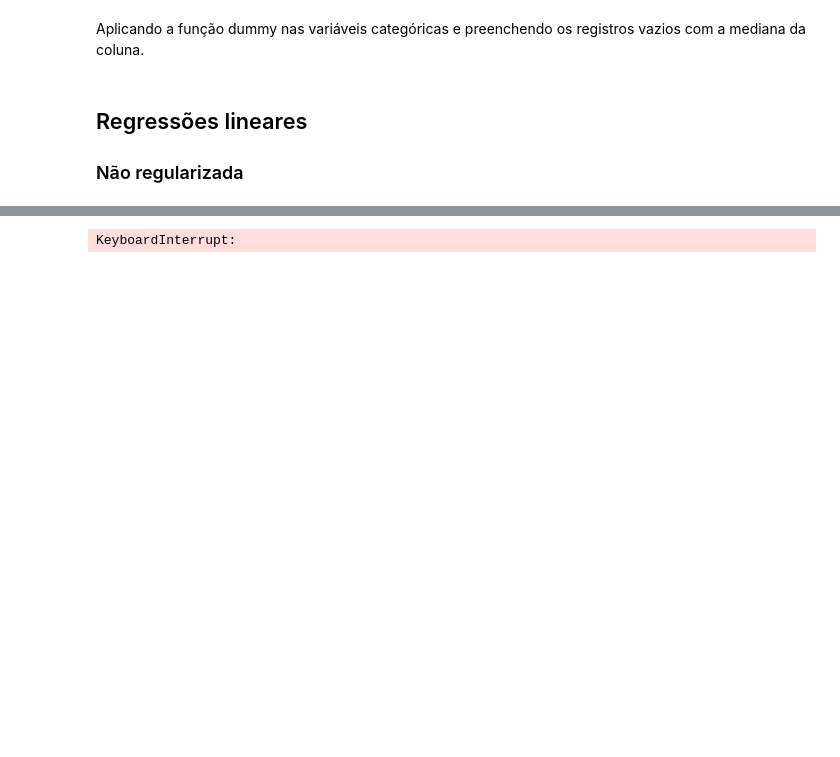
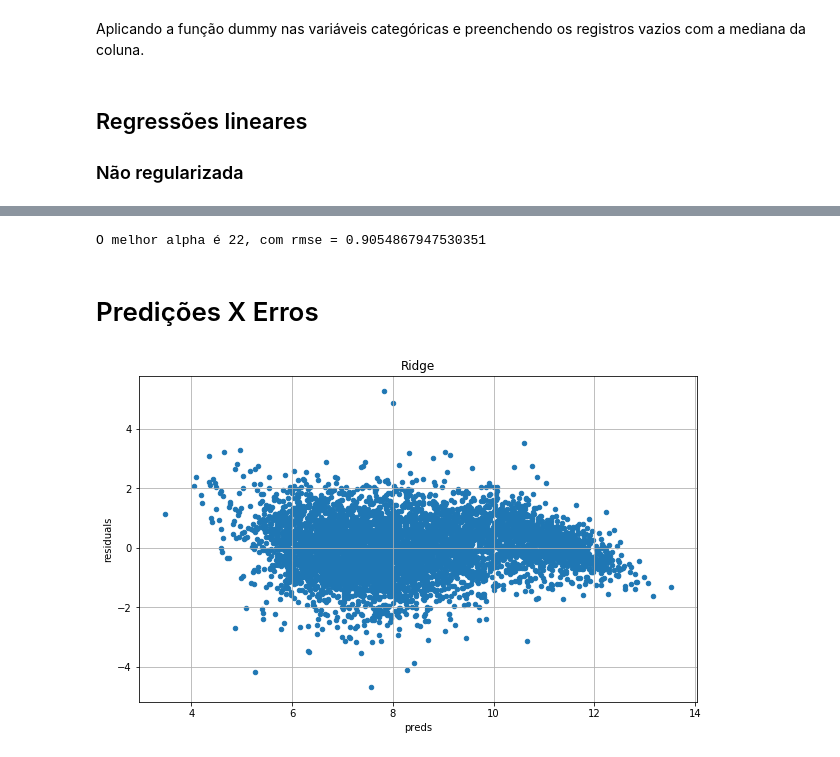
Before and after one commit to RenatoEly/aprendizagemDeMaquina, a Jupyter notebook: Ex3/previsão votação de deputados.ipynb, the cells around one changed output, grey strips where cells are left out. Cells and saved outputs as stored; diff of their text form; code cells hidden in the pictures; blank space fills up the shorter version.

Commit message:
Plotando predições X resíduos

```diff
--- a/Ex3/previsão votação de deputados.ipynb
+++ b/Ex3/previsão votação de deputados.ipynb
@@ -171,12 +193,27 @@ Text(0,0.5,'rmse')
+# %%
+print("O melhor alpha é {0}, com rmse = {1}".format(cv_forest.idxmin(), cv_forest.min()))
+# %% [output]
+O melhor alpha é 22, com rmse = 0.9054867947530351
 # %%
-estimators_list = np.arange(500,800,100).tolist()
+estimators_list = np.arange(800,1500,100).tolist()
 
-cv_forest = [rmse_cv(RandomForestRegressor(max_depth = 27, n_estimators = n_estimators)).mean()
+cv_forest_dp27 = [rmse_cv(RandomForestRegressor(max_depth = 22, n_estimators = n_estimators)).mean()
             for n_estimators in estimators_list]
 
-cv_forest = pd.Series(cv_knn, index = estimators_list)
-cv_forest.plot(title = "Validation - Random Forest (depth = 27)")
+cv_forest_dp27 = pd.Series(cv_forest_dp27, index = estimators_list)
+cv_forest_dp27.plot(title = "Validation - Random Forest (depth = 27)")
 plt.xlabel("nº estimators")
 plt.ylabel("rmse")
-# %% [output]
-KeyboardInterrupt:
+# %% [markdown]
+# Predições X Erros
+# %%
+matplotlib.rcParams['figure.figsize'] = (10.0, 6.0)
+
+model_ridge = Ridge(alpha = 8.1)
+model_ridge.fit(X_train,Y_train)
+
+preds_ridge = pd.DataFrame({"preds":model_ridge.predict(X_train), "true":Y_train})
+preds_ridge["residuals"] = preds_ridge["true"] - preds_ridge["preds"]
+x = preds_ridge.plot(x = "preds", y = "residuals",kind = "scatter", title = "Ridge", grid = True)
+# %% [output]
+[figure, added]
```
Also changed, not shown: parts of 16 cells of this notebook.
